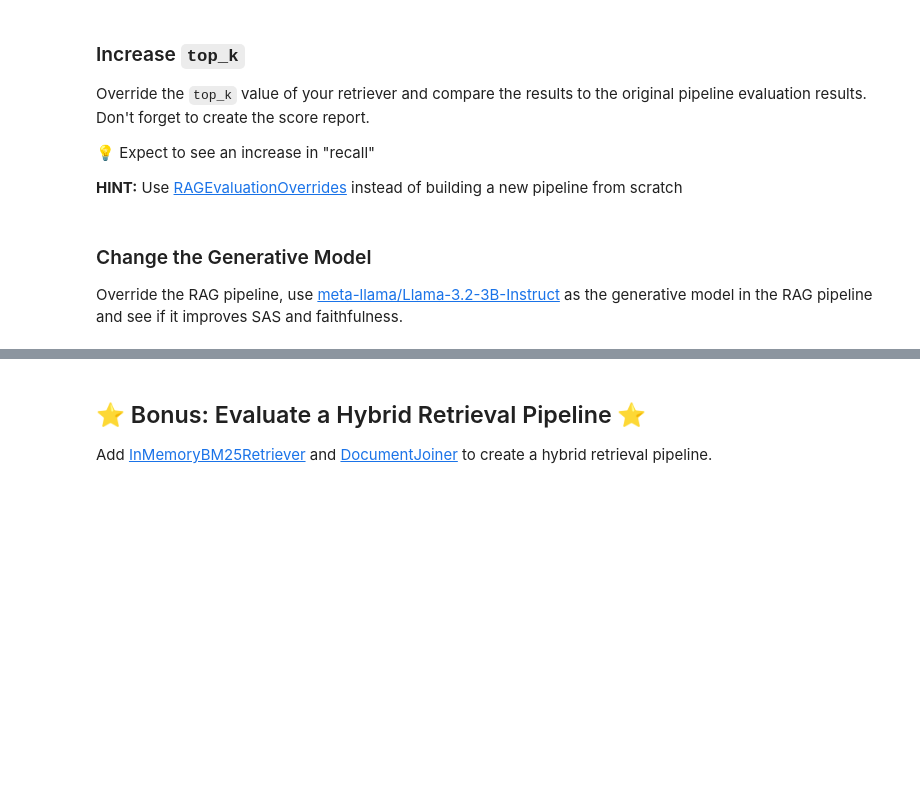
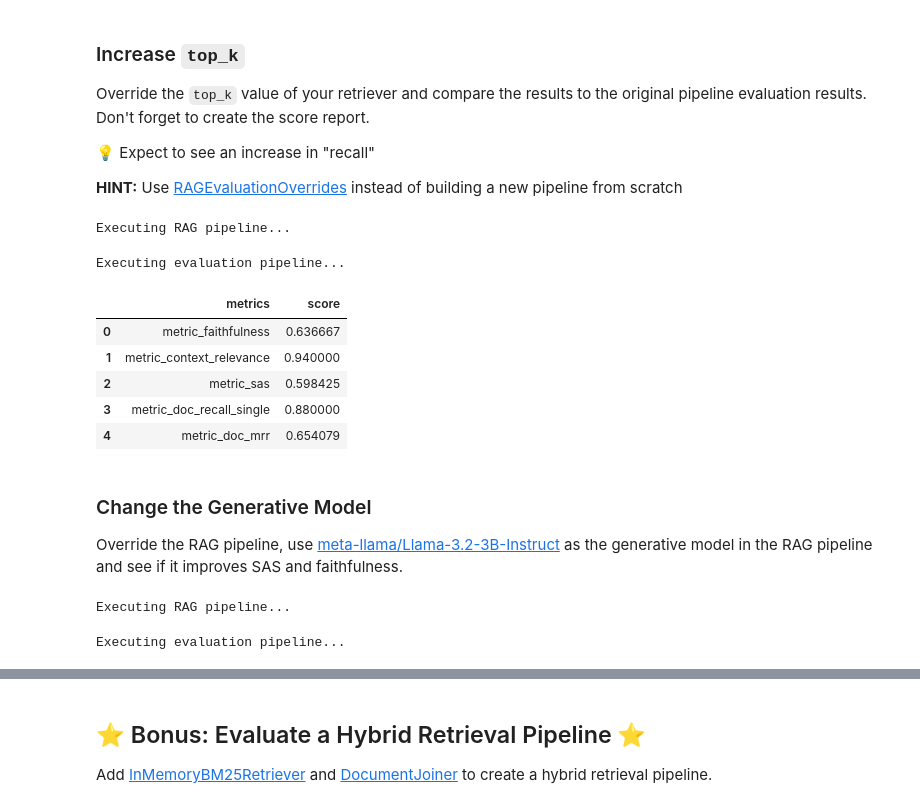
Before and after one commit to Prajwalsrinvas/advent_of_haystack_2024, a Jupyter notebook: Day_Ten_Evaluation_Harness.ipynb, the cells around one changed output, grey strips where cells are left out. Saved outputs shown, nothing was run; the diff lists cells and outputs as text; code cells hidden in the pictures; blank space fills up the shorter version.

```diff
--- a/Day_Ten_Evaluation_Harness.ipynb
+++ b/Day_Ten_Evaluation_Harness.ipynb
@@ -244,21 +334,34 @@ Override the `top_k` value of your retriever and compare the results to the orig
 # %%
 from haystack_experimental.evaluation.harness.rag import RAGEvaluationOverrides
 
-## TODO: Create a RAGEvaluationOverrides to change the top_k value of retriever and make it 10
-overrides = RAGEvaluationOverrides(...)
+## Create a RAGEvaluationOverrides to change the top_k value of retriever and make it 10
+overrides = RAGEvaluationOverrides(rag_pipeline={'retriever':{'top_k':10}})
 
 harness_eval_run_topk = pipeline_eval_harness.run(inputs=eval_harness_input, run_name="topk_10", overrides=overrides)
+# %% [output]
+Executing RAG pipeline...
+Executing evaluation pipeline...
 # %%
-## TODO: Generate a new score report
-harness_eval_run_topk...
+## Generate a new score report
+harness_eval_run_topk.results.score_report()
+# %% [output]
+|  | metrics | score |
+| 0 | metric_faithfulness | 0.636667 |
+| 1 | metric_context_relevance | 0.940000 |
+| 2 | metric_sas | 0.598425 |
+| 3 | metric_doc_recall_single | 0.880000 |
+| 4 | metric_doc_mrr | 0.654079 |
 # %% [markdown]
 ### Change the Generative Model
 
 Override the RAG pipeline, use [meta-llama/Llama-3.2-3B-Instruct](https://huggingface.co/meta-llama/Llama-3.2-3B-Instruct) as the generative model in the RAG pipeline and see if it improves SAS and faithfulness.
 # %%
-## TODO: Create a new RAGEvaluationOverrides to change the generative model
-
-overrides = ...
+## Create a new RAGEvaluationOverrides to change the generative model
+# https://huggingface.co/meta-llama/Llama-3.2-3B-Instruct
+overrides = RAGEvaluationOverrides(rag_pipeline={'generator':{'api_params':{'model':'meta-llama/Llama-3.2-3B-Instruct'}}})
 
 harness_eval_run_3b = pipeline_eval_harness.run(inputs=eval_harness_input, run_name="llama_3.2_3b", overrides=overrides)
+# %% [output]
+Executing RAG pipeline...
+Executing evaluation pipeline...
 # %%
```
Also changed, not shown: parts of 21 cells of this notebook.
